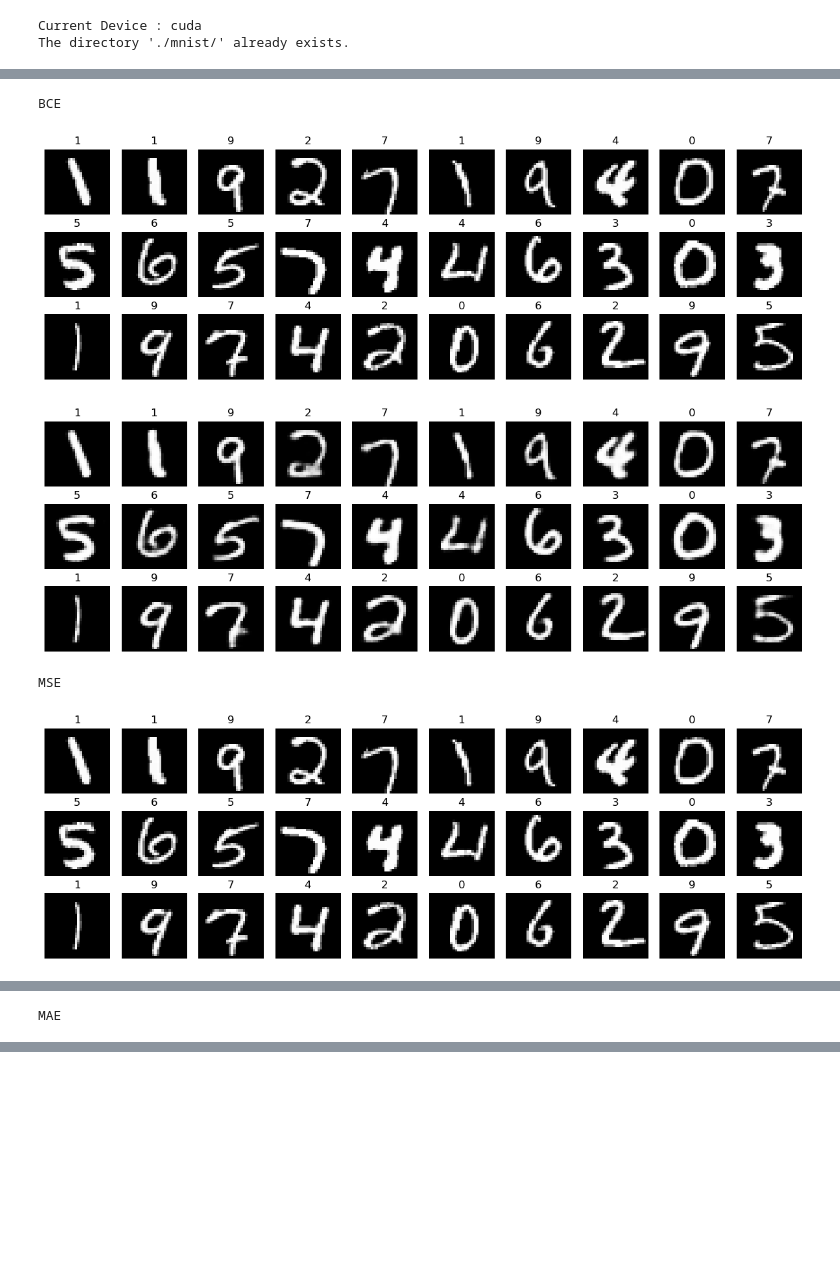
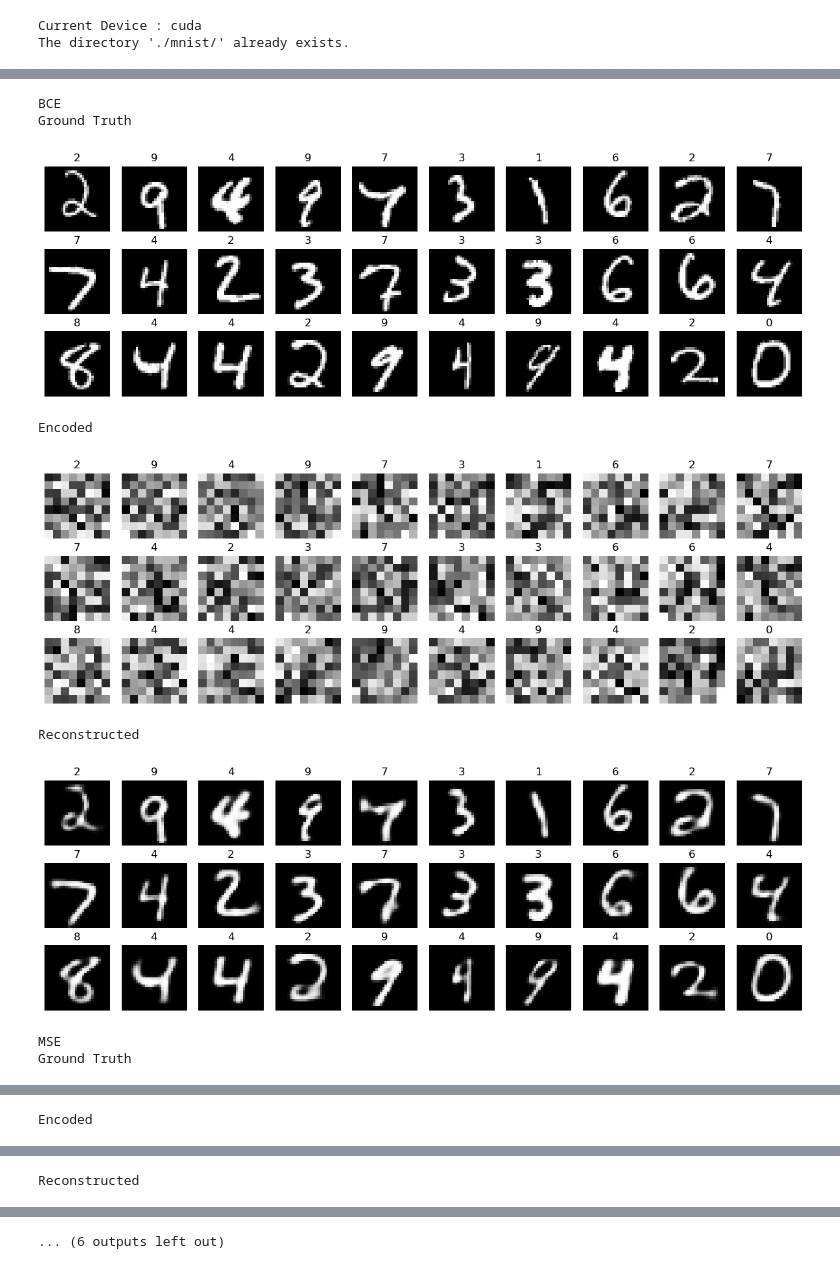
Before and after one commit to ImPJH/PHD, a Jupyter notebook: bandits-with-feature-extraction/autoencoder.ipynb, the cells around one changed output, grey strips where cells are left out. Cells and saved outputs as stored; diff of their text form; code cells hidden in the pictures; blank space fills up the shorter version.

```diff
--- a/bandits-with-feature-extraction/autoencoder.ipynb
+++ b/bandits-with-feature-extraction/autoencoder.ipynb
@@ -43,7 +46,7 @@ The directory './mnist/' already exists.
 ## hyperparameters
 EPOCHS = 20
 BATCH_SIZE = 128
-LEARNING_RATE = 0.005
+LEARNING_RATE = 0.001
 INPUT_SIZE = 28*28
 # %%
 ## Data preparation
@@ -84,12 +87,12 @@ plot_dataset(trainloader, grid_width=10, grid_height=3, figure_width=12, figure_
 ## Naive Autoencoder
 class AutoEncoder(nn.Module):
     ## Two-FC-layer encoder and decoder
-    def __init__(self):
+    def __init__(self, encoded_dim):
         super(AutoEncoder, self).__init__()
 
         self.input_size = 28 * 28
         self.hidden1 = 512
-        self.hidden2 = 64
+        self.hidden2 = encoded_dim
 
         self.fc1 = nn.Linear(self.input_size, self.hidden1)
         self.fc2 = nn.Linear(self.hidden1, self.hidden2)
@@ -219,0 +291,4 @@ MAE     Training loss: 0.000244 Test loss: 0.000126
+# %%
+# Final training
+for loss_fn in LOSS_FUNCTIONS:
+    train_loss, test_loss = run(device_count, loss_fn, 64, "adam", verbose2=True, save_model=True)
@@ -220,9 +299,10 @@ MAE     Training loss: 0.000244 Test loss: 0.000126
 # %%
 ## Comparison between the ground truth and re-constructed image
-def model_comparison(loss_fn, indices, dataloader, grid_width, grid_height, figure_width, figure_height):
+def model_comparison(loss_fn, encoded_dim, indices, dataloader, grid_width, grid_height, figure_width, figure_height, view_encoded=False):
     images, labels = next(iter(dataloader))
 
     ## show ground truth
+    print("Ground Truth")
     fig, ax = plt.subplots(grid_height, grid_width)
     fig.set_size_inches(figure_width, figure_height)
     for i in range(grid_height):
@@ -237,8 +317,8 @@ def model_comparison(loss_fn, indices, dataloader, grid_width, grid_height, figu
     plt.show()
 
     ## load the trained model
-    model = AutoEncoder()
-    checkpoint = torch.load(f'saved_model_{loss_fn}.pt')
+    model = AutoEncoder(encoded_dim)
+    checkpoint = torch.load(f'saved_model_{loss_fn}_{encoded_dim}.pt')
     state_dict = OrderedDict()
     for key, value in checkpoint.items():
         key = key.replace('module.', '')
@@ -246,7 +326,27 @@ def model_comparison(loss_fn, indices, dataloader, grid_width, grid_height, figu
     model.load_state_dict(state_dict)
     model.eval()
 
+    if view_encoded:
+        ## show the encoded images
+        print("Encoded")
+        fig, ax = plt.subplots(grid_height, grid_width)
+        fig.set_size_inches(figure_width, figure_height)
+        for i in range(grid_height):
+            for j in range(grid_width):
+                img_idx = indices[i*grid_width + j]
+                image, label = images[img_idx], labels[img_idx]
+                encoded = model.encode(image).detach().numpy()
+
+                ax[i][j].axis('off')
+                ax[i][j].set_title(label.item(), color='black')
+                ax[i][j].imshow(encoded.reshape(8, 8), cmap='gray')
+            plt.subplots_adjust(hspace=0.25)
+        plt.tight_layout()
+        plt.show()
+
+
     ## show the re-constructed images
+    print("Reconstructed")
     fig, ax = plt.subplots(grid_height, grid_width)
     fig.set_size_inches(figure_width, figure_height)
     for i in range(grid_height):
@@ -264,16 +364,20 @@ def model_comparison(loss_fn, indices, dataloader, grid_width, grid_height, figu
 # %%
 grid_width, grid_height = 10, 3
 figure_width, figure_height = 12, 4
 indices = np.random.choice(np.arange(BATCH_SIZE), replace=False, size=grid_height*grid_width)
 sampleloader = torch.utils.data.DataLoader(testset, batch_size=BATCH_SIZE,
                                            shuffle=False, num_workers=device_count)
 
 for loss_fn in LOSS_FUNCTIONS:
     print(loss_fn)
-    model_comparison(loss_fn, indices, sampleloader, grid_width, grid_height, figure_width, figure_height)
+    model_comparison(loss_fn, 64, indices, sampleloader, grid_width, grid_height, figure_width, figure_height, view_encoded=True)
 # %% [output]
 BCE
+Ground Truth
-[figure, old version]
+[figure, new version]
+Encoded
-[figure, old version]
+[figure, new version]
-MSE
+Reconstructed
-[figure, old version]
+[figure, new version]
+MSE
+Ground Truth
@@ -281 +385 @@ MSE
-MAE
+Encoded
@@ -282,0 +387 @@ MAE
+Reconstructed
@@ -283,0 +389 @@ MAE
+... (6 outputs left out)
```
Also changed, not shown: parts of 8 cells of this notebook, 6 other files.
